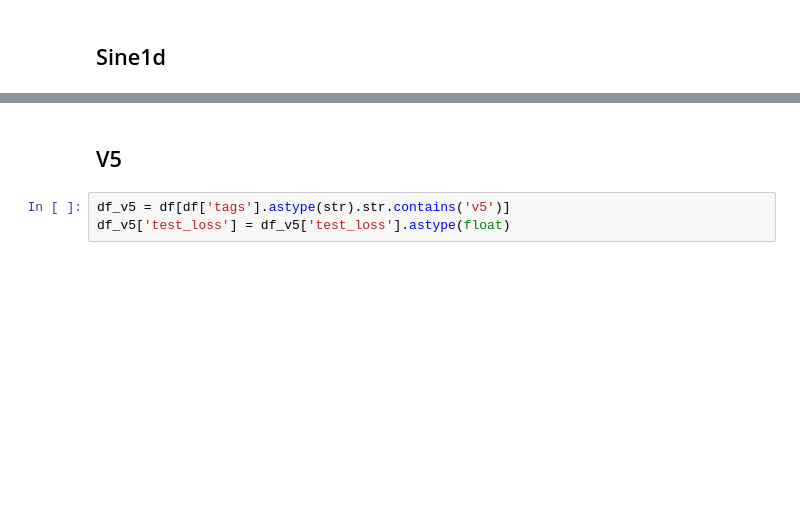
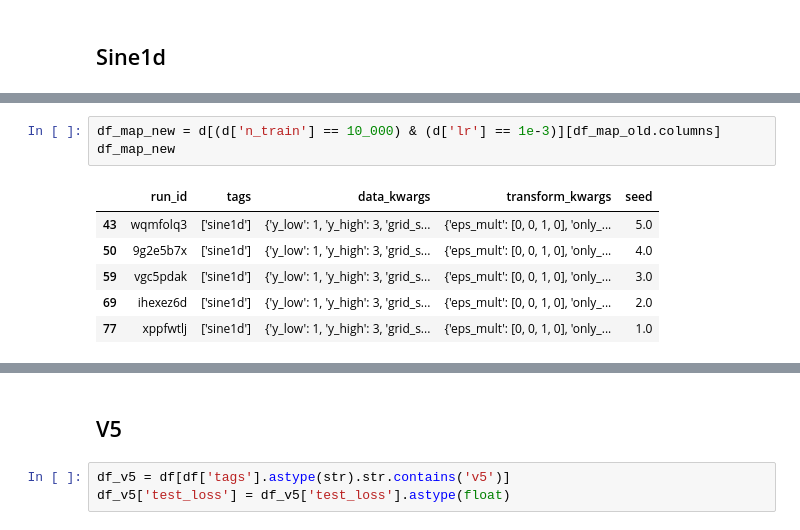
Before and after one commit to elidub/SymPDE, a Jupyter notebook: notebooks_symlie/results.ipynb, the cells around one changed output, grey strips where cells are left out. Drawn from its saved outputs; the diff is of its cells as text; blank space fills up the shorter version.

```diff
--- a/notebooks_symlie/results.ipynb
+++ b/notebooks_symlie/results.ipynb
@@ -171,0 +81,10 @@ plt.show()
+# %%
+df_map_new = d[(d['n_train'] == 10_000) & (d['lr'] == 1e-3)][df_map_old.columns]
+df_map_new
+# %% [output]
+|  | run_id | tags | data_kwargs | transform_kwargs | seed |
+| 43 | wqmfolq3 | ['sine1d'] | {'y_low': 1, 'y_high': 3, 'grid_s... | {'eps_mult': [0, 0, 1, 0], 'only_... | 5.0 |
+| 50 | 9g2e5b7x | ['sine1d'] | {'y_low': 1, 'y_high': 3, 'grid_s... | {'eps_mult': [0, 0, 1, 0], 'only_... | 4.0 |
+| 59 | vgc5pdak | ['sine1d'] | {'y_low': 1, 'y_high': 3, 'grid_s... | {'eps_mult': [0, 0, 1, 0], 'only_... | 3.0 |
+| 69 | ihexez6d | ['sine1d'] | {'y_low': 1, 'y_high': 3, 'grid_s... | {'eps_mult': [0, 0, 1, 0], 'only_... | 2.0 |
+| 77 | xppfwtlj | ['sine1d'] | {'y_low': 1, 'y_high': 3, 'grid_s... | {'eps_mult': [0, 0, 1, 0], 'only_... | 1.0 |
```
Also changed, not shown: parts of 18 cells of this notebook, 9 other files.
